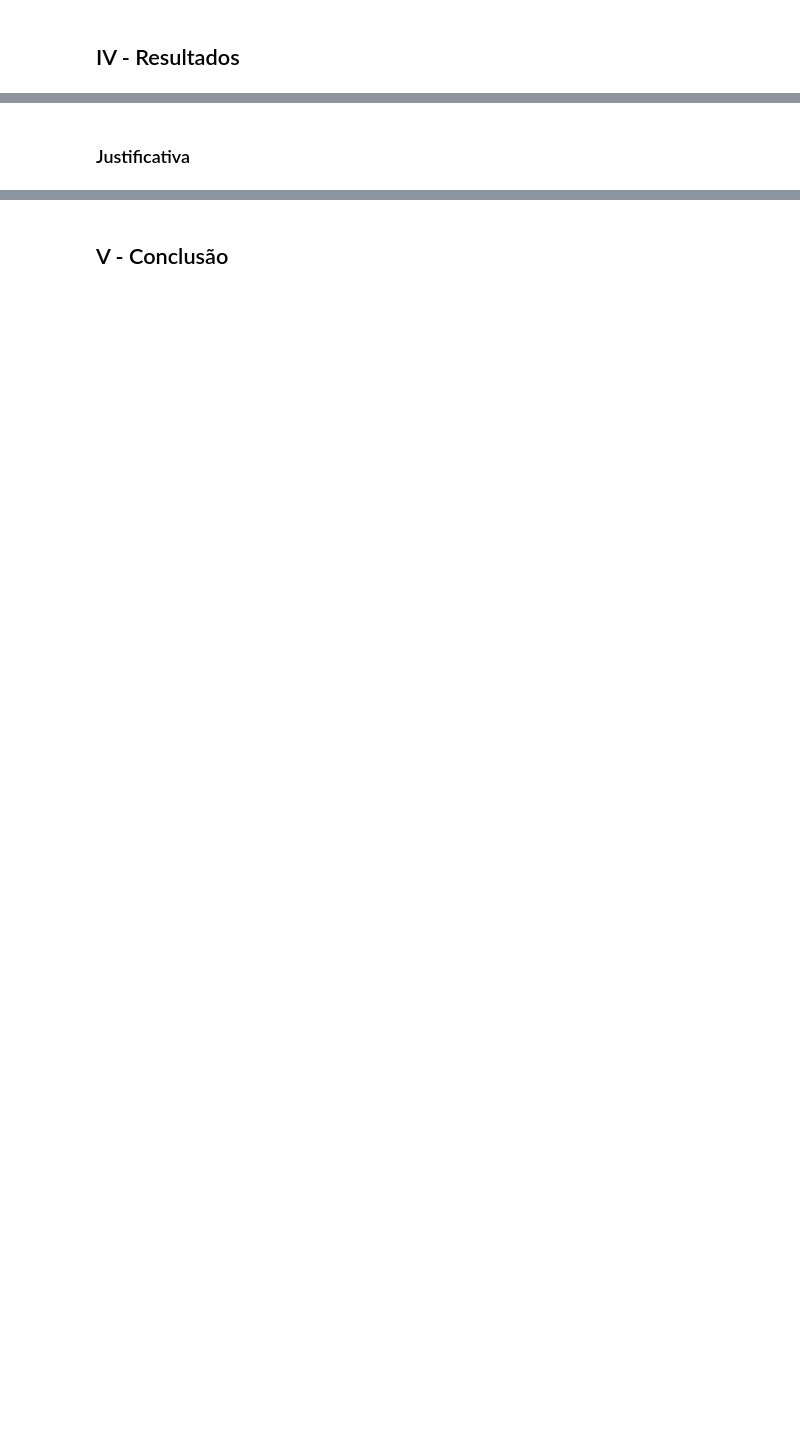
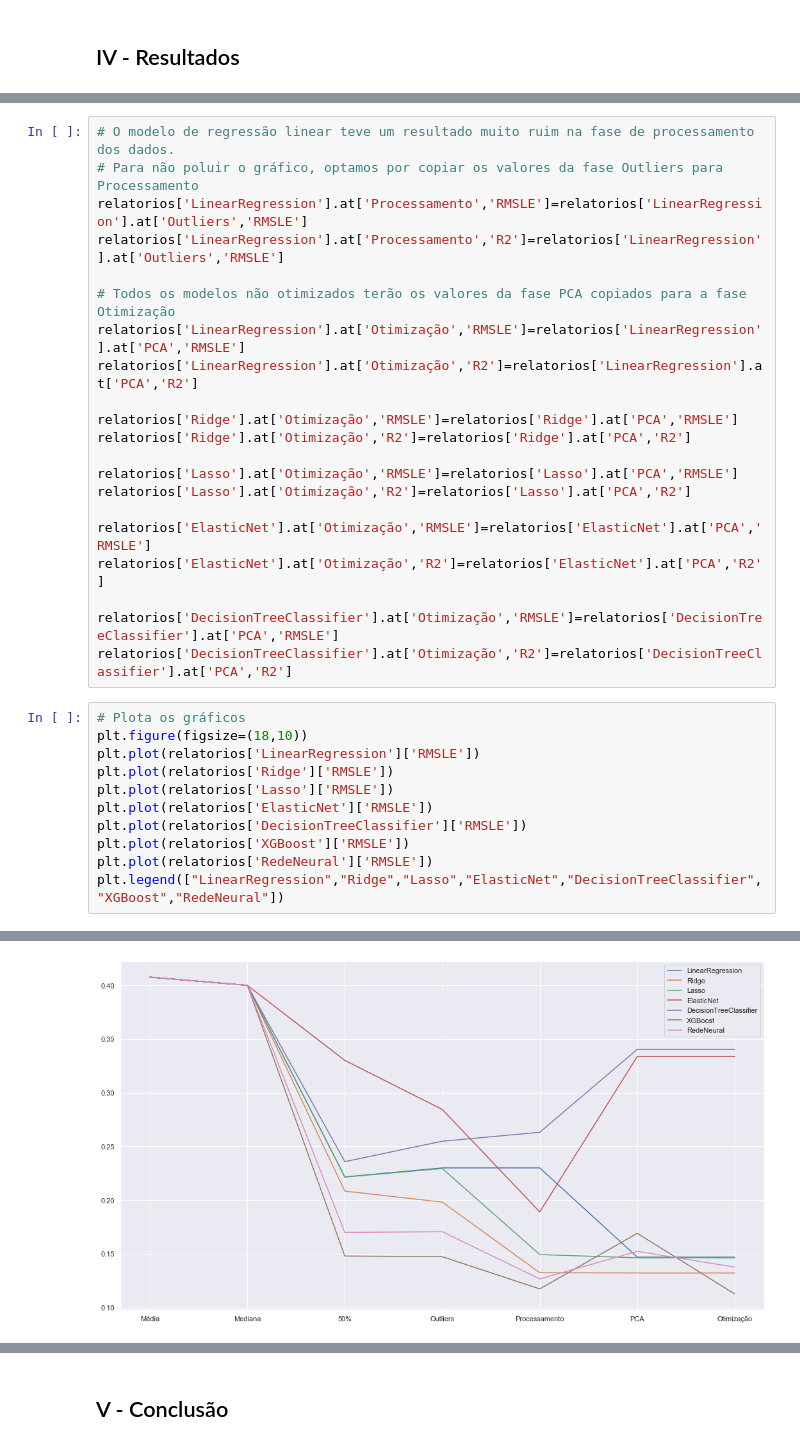
Before and after one commit to robsonrung/MLND-Capstone-Project, a Jupyter notebook: MLND-Capstone-Projeto.ipynb, the cells around one changed output, grey strips where cells are left out. Drawn from its saved outputs; the diff is of its cells as text; blank space fills up the shorter version.

```diff
--- a/MLND-Capstone-Projeto.ipynb
+++ b/MLND-Capstone-Projeto.ipynb
@@ -1317,2 +1334,33 @@ RMSLE:         2.780
-# %% [markdown]
-### Justificativa
+# %%
+# O modelo de regressão linear teve um resultado muito ruim na fase de processamento dos dados.
+# Para não poluir o gráfico, optamos por copiar os valores da fase Outliers para Processamento
+relatorios['LinearRegression'].at['Processamento','RMSLE']=relatorios['LinearRegression'].at['Outliers','RMSLE']
+relatorios['LinearRegression'].at['Processamento','R2']=relatorios['LinearRegression'].at['Outliers','RMSLE']
+
+# Todos os modelos não otimizados terão os valores da fase PCA copiados para a fase Otimização
+relatorios['LinearRegression'].at['Otimização','RMSLE']=relatorios['LinearRegression'].at['PCA','RMSLE']
+relatorios['LinearRegression'].at['Otimização','R2']=relatorios['LinearRegression'].at['PCA','R2']
+
+relatorios['Ridge'].at['Otimização','RMSLE']=relatorios['Ridge'].at['PCA','RMSLE']
+relatorios['Ridge'].at['Otimização','R2']=relatorios['Ridge'].at['PCA','R2']
+
+relatorios['Lasso'].at['Otimização','RMSLE']=relatorios['Lasso'].at['PCA','RMSLE']
+relatorios['Lasso'].at['Otimização','R2']=relatorios['Lasso'].at['PCA','R2']
+
+relatorios['ElasticNet'].at['Otimização','RMSLE']=relatorios['ElasticNet'].at['PCA','RMSLE']
+relatorios['ElasticNet'].at['Otimização','R2']=relatorios['ElasticNet'].at['PCA','R2']
+
+relatorios['DecisionTreeClassifier'].at['Otimização','RMSLE']=relatorios['DecisionTreeClassifier'].at['PCA','RMSLE']
+relatorios['DecisionTreeClassifier'].at['Otimização','R2']=relatorios['DecisionTreeClassifier'].at['PCA','R2']
+# %%
+# Plota os gráficos
+plt.figure(figsize=(18,10))
+plt.plot(relatorios['LinearRegression']['RMSLE'])
+plt.plot(relatorios['Ridge']['RMSLE'])
+plt.plot(relatorios['Lasso']['RMSLE'])
+plt.plot(relatorios['ElasticNet']['RMSLE'])
+plt.plot(relatorios['DecisionTreeClassifier']['RMSLE'])
+plt.plot(relatorios['XGBoost']['RMSLE'])
+plt.plot(relatorios['RedeNeural']['RMSLE'])
+plt.legend(["LinearRegression","Ridge","Lasso","ElasticNet","DecisionTreeClassifier","XGBoost","RedeNeural"])
+# %% [output]
@@ -1318,0 +1368 @@ RMSLE:         2.780
+[figure, added]
```
Also changed, not shown: parts of 120 cells of this notebook, 1 other file.
